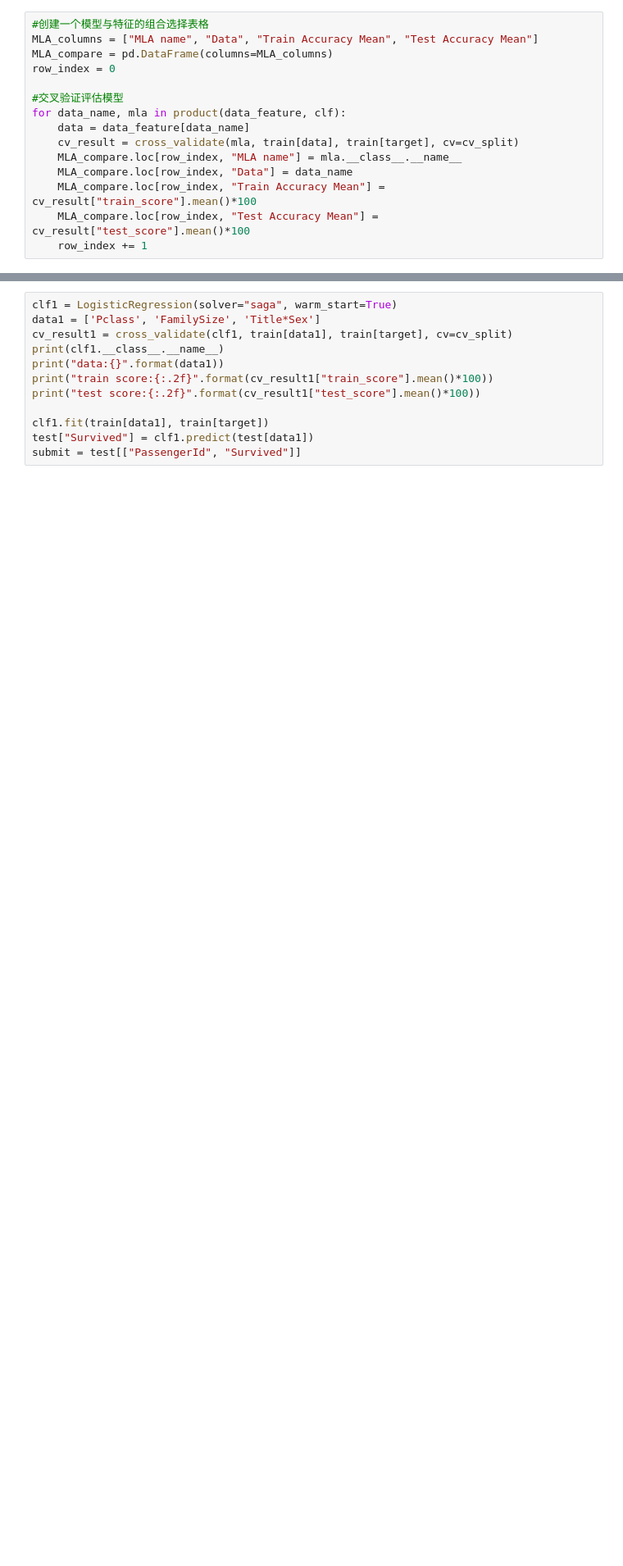
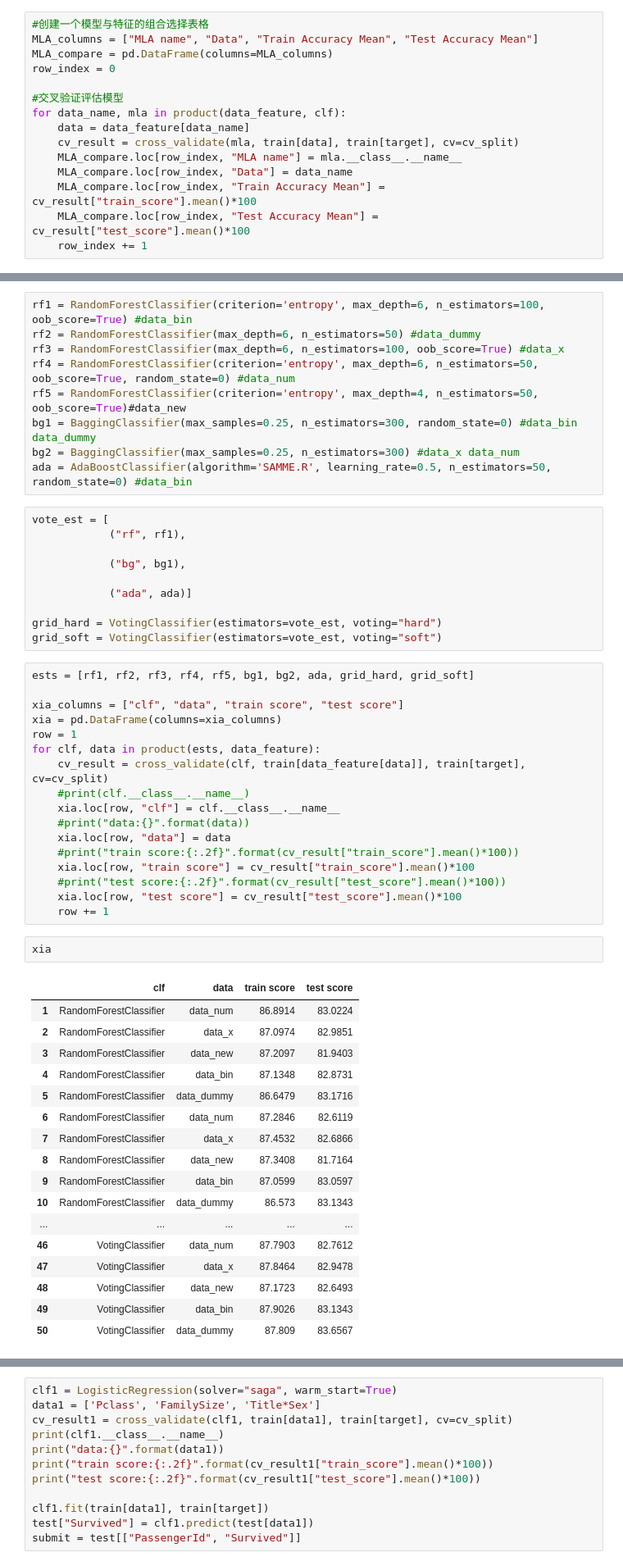
Before and after one commit to natsuice/Kaggle-Titanic, a Jupyter notebook: my titanic4.ipynb, the cells around one changed output, grey strips where cells are left out. Shown at 82% size. Cells and saved outputs as stored; diff of their text form; blank space fills up the shorter version.

```diff
--- a/my titanic4.ipynb
+++ b/my titanic4.ipynb
@@ -419,3 +569,59 @@ test score:86.59
+# %%
+rf1 = RandomForestClassifier(criterion='entropy', max_depth=6, n_estimators=100, oob_score=True) #data_bin
+rf2 = RandomForestClassifier(max_depth=6, n_estimators=50) #data_dummy
+rf3 = RandomForestClassifier(max_depth=6, n_estimators=100, oob_score=True) #data_x
+rf4 = RandomForestClassifier(criterion='entropy', max_depth=6, n_estimators=50, oob_score=True, random_state=0) #data_num
+rf5 = RandomForestClassifier(criterion='entropy', max_depth=4, n_estimators=50, oob_score=True)#data_new
+bg1 = BaggingClassifier(max_samples=0.25, n_estimators=300, random_state=0) #data_bin data_dummy
+bg2 = BaggingClassifier(max_samples=0.25, n_estimators=300) #data_x data_num
+ada = AdaBoostClassifier(algorithm='SAMME.R', learning_rate=0.5, n_estimators=50, random_state=0) #data_bin
+# %%
+vote_est = [
+            ("rf", rf1),
+
+            ("bg", bg1),
+
+            ("ada", ada)]
+
+grid_hard = VotingClassifier(estimators=vote_est, voting="hard")
+grid_soft = VotingClassifier(estimators=vote_est, voting="soft")
+# %%
+ests = [rf1, rf2, rf3, rf4, rf5, bg1, bg2, ada, grid_hard, grid_soft]
+
+xia_columns = ["clf", "data", "train score", "test score"]
+xia = pd.DataFrame(columns=xia_columns)
+row = 1
+for clf, data in product(ests, data_feature):
+    cv_result = cross_validate(clf, train[data_feature[data]], train[target], cv=cv_split)
+    #print(clf.__class__.__name__)
+    xia.loc[row, "clf"] = clf.__class__.__name__
+    #print("data:{}".format(data))
+    xia.loc[row, "data"] = data
+    #print("train score:{:.2f}".format(cv_result["train_score"].mean()*100))
+    xia.loc[row, "train score"] = cv_result["train_score"].mean()*100
+    #print("test score:{:.2f}".format(cv_result["test_score"].mean()*100))
+    xia.loc[row, "test score"] = cv_result["test_score"].mean()*100
+    row += 1
+# %%
+xia
+# %% [output]
+|  | clf | data | train score | test score |
+| 1 | RandomForestClassifier | data_num | 86.8914 | 83.0224 |
+| 2 | RandomForestClassifier | data_x | 87.0974 | 82.9851 |
+| 3 | RandomForestClassifier | data_new | 87.2097 | 81.9403 |
+| 4 | RandomForestClassifier | data_bin | 87.1348 | 82.8731 |
+| 5 | RandomForestClassifier | data_dummy | 86.6479 | 83.1716 |
+| 6 | RandomForestClassifier | data_num | 87.2846 | 82.6119 |
+| 7 | RandomForestClassifier | data_x | 87.4532 | 82.6866 |
+| 8 | RandomForestClassifier | data_new | 87.3408 | 81.7164 |
+| 9 | RandomForestClassifier | data_bin | 87.0599 | 83.0597 |
+| 10 | RandomForestClassifier | data_dummy | 86.573 | 83.1343 |
+| ... | ... | ... | ... | ... |
+| 46 | VotingClassifier | data_num | 87.7903 | 82.7612 |
+| 47 | VotingClassifier | data_x | 87.8464 | 82.9478 |
+| 48 | VotingClassifier | data_new | 87.1723 | 82.6493 |
+| 49 | VotingClassifier | data_bin | 87.9026 | 83.1343 |
+| 50 | VotingClassifier | data_dummy | 87.809 | 83.6567 |
 # %%
 est = [
        #逻辑回归
```
Also changed, not shown: parts of 13 cells of this notebook.
